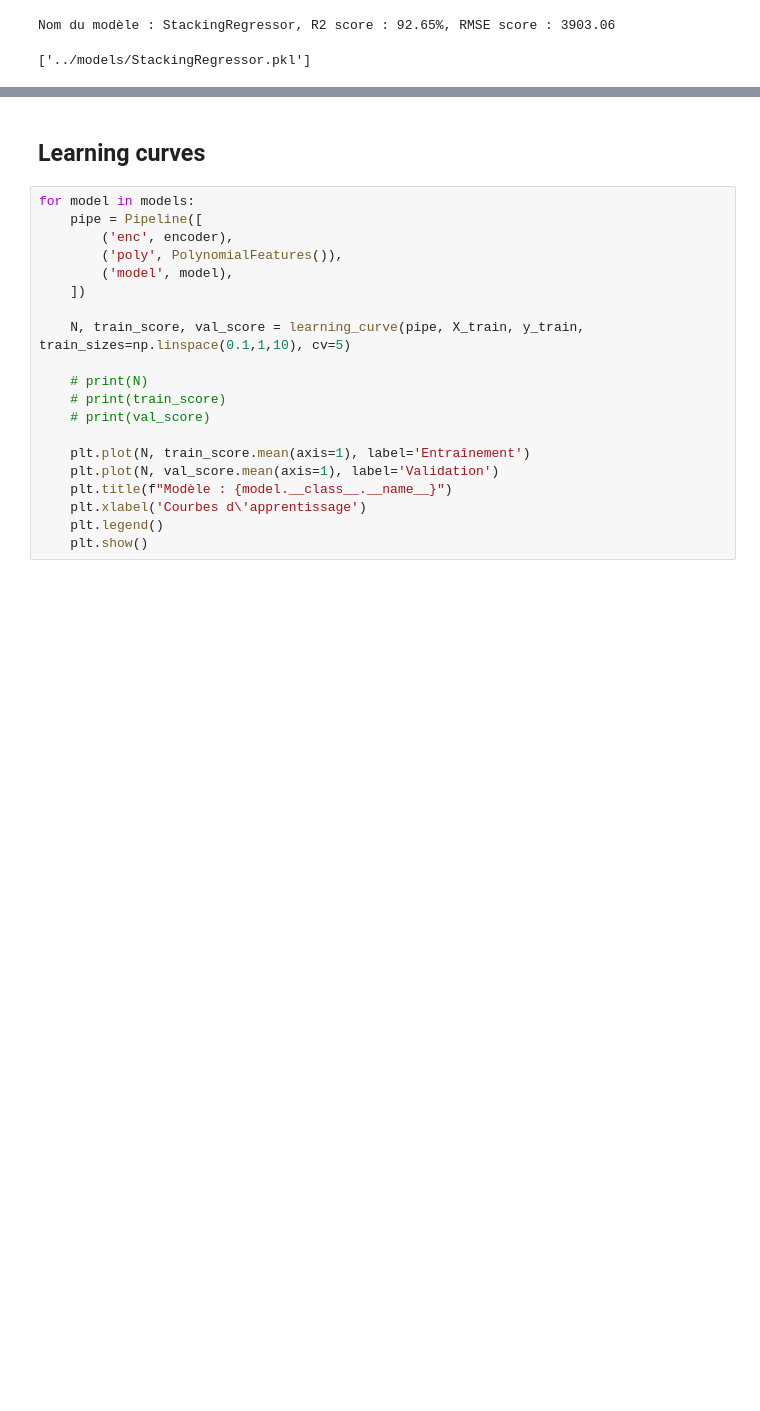
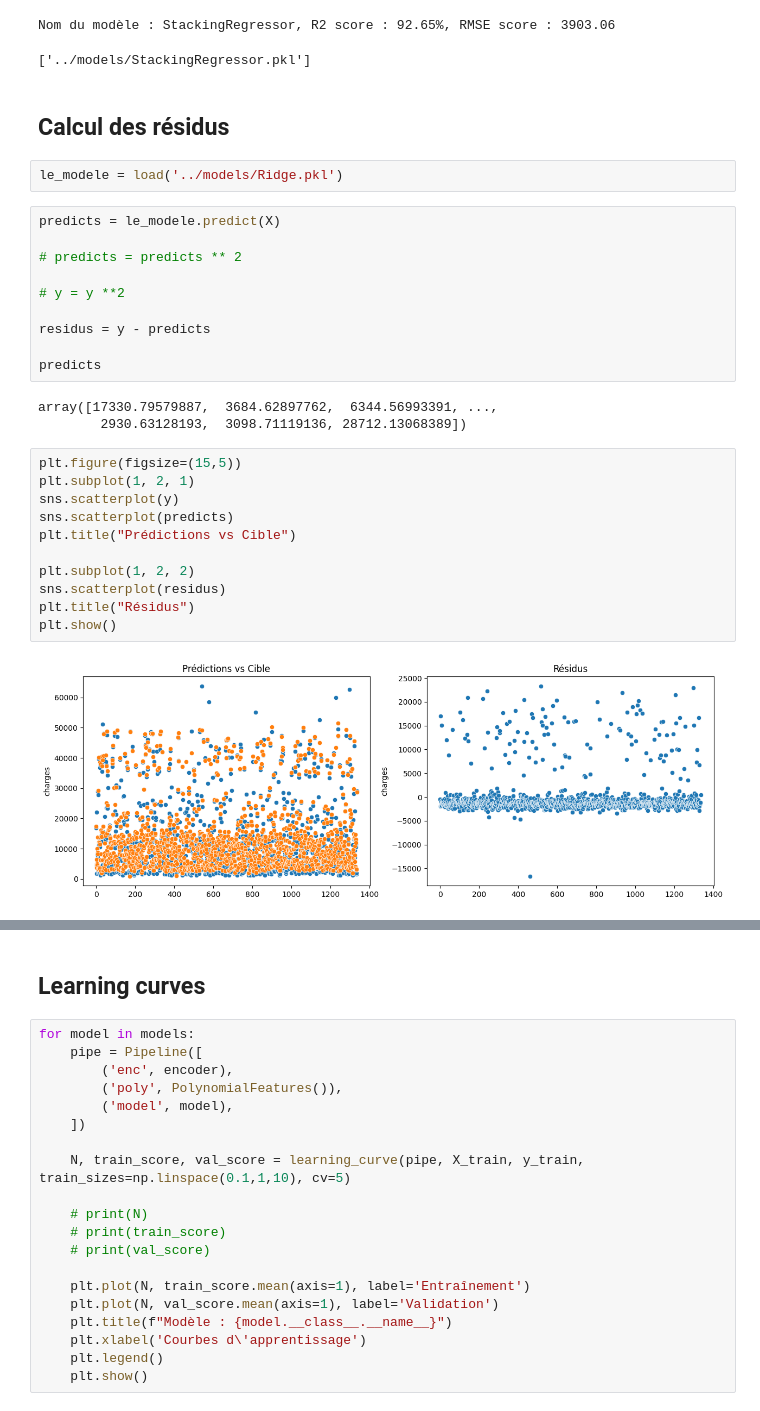
Before and after one commit to Benalieur/assurance, a Jupyter notebook: notebooks/model.ipynb, the cells around one changed output, grey strips where cells are left out. Saved outputs shown, nothing was run; the diff lists cells and outputs as text; blank space fills up the shorter version.

Commit message:
residus

```diff
--- a/notebooks/model.ipynb
+++ b/notebooks/model.ipynb
@@ -477,3 +481,33 @@ dump(pipe, f"../models/{voting.__class__.__name__}.pkl")
 # %% [output]
 Nom du modèle : StackingRegressor, R2 score : 92.65%, RMSE score : 3903.06
 ['../models/StackingRegressor.pkl']
+# %% [markdown]
+## Calcul des résidus
+# %%
+le_modele = load('../models/Ridge.pkl')
+# %%
+predicts = le_modele.predict(X)
+
+# predicts = predicts ** 2
+
+# y = y **2
+
+residus = y - predicts
+
+predicts
+# %% [output]
+array([17330.79579887,  3684.62897762,  6344.56993391, ...,
+        2930.63128193,  3098.71119136, 28712.13068389])
+# %%
+plt.figure(figsize=(15,5))
+plt.subplot(1, 2, 1)
+sns.scatterplot(y)
+sns.scatterplot(predicts)
+plt.title("Prédictions vs Cible")
+
+plt.subplot(1, 2, 2)
+sns.scatterplot(residus)
+plt.title("Résidus")
+plt.show()
+# %% [output]
+[figure, added]
```
Also changed, not shown: parts of 23 cells of this notebook, 6 other files.
